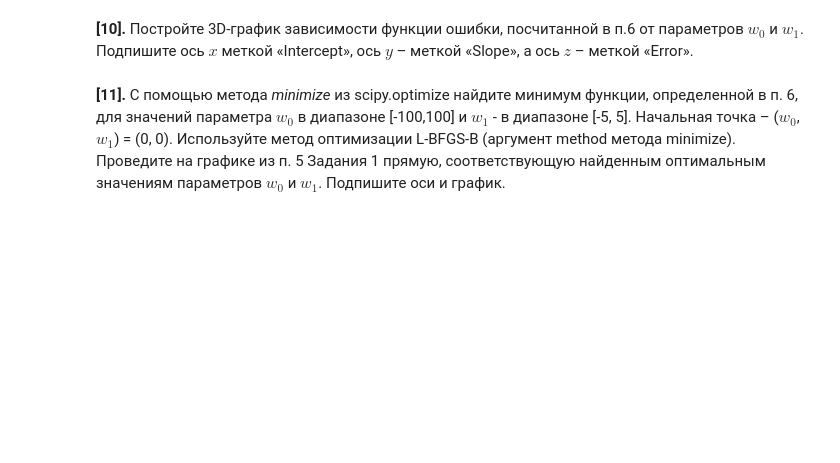
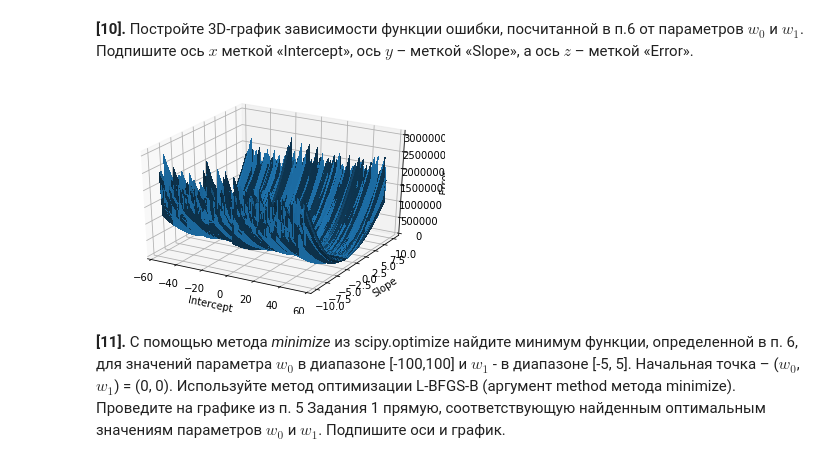
Before and after one commit to Oleksandra28/ML-MIPT, a Jupyter notebook: C2-SupervisedMachineLearning/peer_review_linreg_height_weight.ipynb, the cells around one changed output. Saved outputs shown, nothing was run; the diff lists cells and outputs as text; code cells hidden in the pictures; blank space fills up the shorter version.

```diff
--- a/C2-SupervisedMachineLearning/peer_review_linreg_height_weight.ipynb
+++ b/C2-SupervisedMachineLearning/peer_review_linreg_height_weight.ipynb
@@ -280,2 +292,33 @@ plt.show()
+# %%
+n_sample_size = 1000
+
+w0_min_val = -55
+w0_max_val = 55
+
+w1_min_val = -10
+w1_max_val = 10
+
+w0_arr = np.linspace(w0_min_val, w0_max_val, n_sample_size)
+w1_arr = np.linspace(w1_min_val, w1_max_val, n_sample_size)
+
+data_sample = data.sample(n_sample_size)
+# %%
+# Ваш код здесь
+fig = plt.figure()
+ax = fig.gca(projection='3d') # get current axis
+
+X = w0_arr
+Y = w1_arr
+X, Y = np.meshgrid(X, Y)
+Z = error(X, Y, data_sample.Weight.values, data_sample.Height.values)
+
+surf = ax.plot_surface(X, Y, Z, rstride=1, cstride=1, linewidth=0, antialiased=False)
+
+ax.set_xlabel('Intercept')
+ax.set_ylabel('Slope')
+ax.set_zlabel('Error')
+plt.show()
+# %% [output]
+[figure, added]
 # %% [markdown]
 **[11].** С помощью метода *minimize* из scipy.optimize найдите минимум функции, определенной в п. 6, для значений параметра $w_0$ в диапазоне [-100,100] и $w_1$ - в диапазоне [-5, 5]. Начальная точка – ($w_0$, $w_1$) = (0, 0). Используйте метод оптимизации L-BFGS-B (аргумент method метода minimize). Проведите на графике из п. 5 Задания 1 прямую, соответствующую найденным оптимальным значениям параметров $w_0$ и $w_1$. Подпишите оси и график.
```
Also changed, not shown: parts of 20 cells of this notebook.
